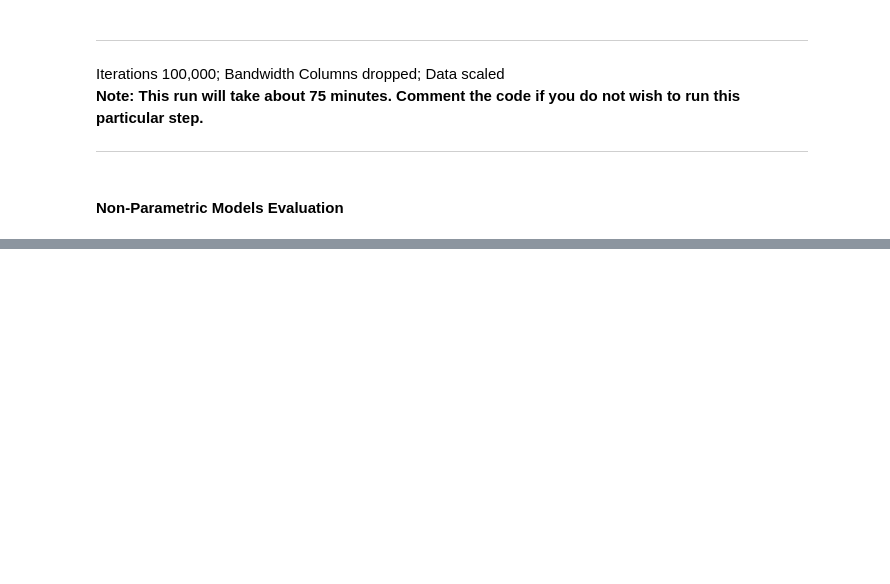
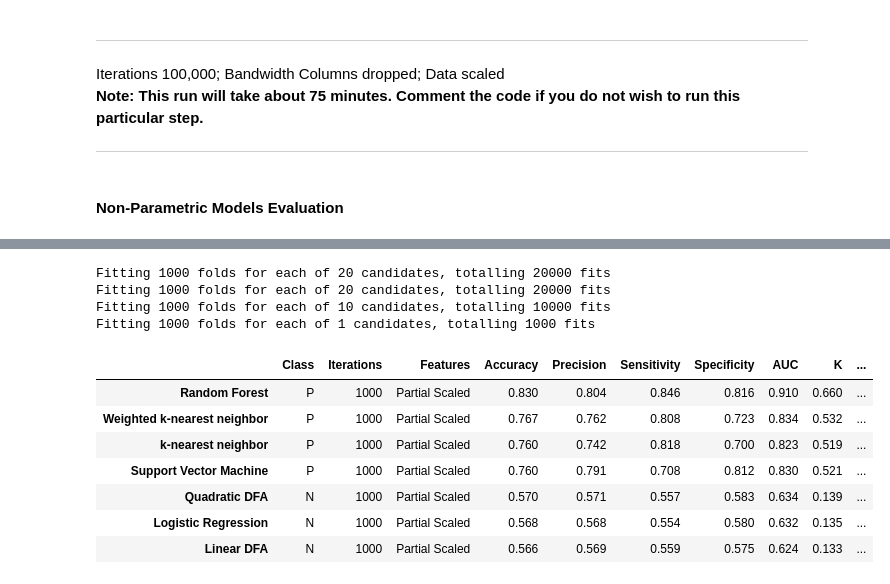
Before and after one commit to carl-schick-ds/rails, a Jupyter notebook: rails.ipynb, the cells around one changed output, grey strips where cells are left out. Cells and saved outputs as stored; diff of their text form; code cells hidden in the pictures; blank space fills up the shorter version.

```diff
--- a/rails.ipynb
+++ b/rails.ipynb
@@ -543,0 +499,25 @@ display(all_results)
+# %%
+iterations = [1000]
+all_run_results = []
+
+for i in iterations:
+    all_run_results.append(test_parametric_models(X_partial_scaled, y, features_desc='Partial Scaled', iterations=i)[0])
+    all_run_results.append(test_non_parametric_models(X_partial_scaled, y, features_desc='Partial Scaled', iterations=i)[0])
+# %% [output]
+Fitting 1000 folds for each of 20 candidates, totalling 20000 fits
+Fitting 1000 folds for each of 20 candidates, totalling 20000 fits
+Fitting 1000 folds for each of 10 candidates, totalling 10000 fits
+Fitting 1000 folds for each of 1 candidates, totalling 1000 fits
+# %%
+all_results = pd.concat(all_run_results)
+all_results.sort_values(by='Accuracy', ascending=False, inplace=True)
+display(all_results)
+# %% [output]
+|  | Class | Iterations | Features | Accuracy | Precision | Sensitivity | Specificity | AUC | K | ... |
+| Random Forest | P | 1000 | Partial Scaled | 0.830 | 0.804 | 0.846 | 0.816 | 0.910 | 0.660 | ... |
+| Weighted k-nearest neighbor | P | 1000 | Partial Scaled | 0.767 | 0.762 | 0.808 | 0.723 | 0.834 | 0.532 | ... |
+| k-nearest neighbor | P | 1000 | Partial Scaled | 0.760 | 0.742 | 0.818 | 0.700 | 0.823 | 0.519 | ... |
+| Support Vector Machine | P | 1000 | Partial Scaled | 0.760 | 0.791 | 0.708 | 0.812 | 0.830 | 0.521 | ... |
+| Quadratic DFA | N | 1000 | Partial Scaled | 0.570 | 0.571 | 0.557 | 0.583 | 0.634 | 0.139 | ... |
+| Logistic Regression | N | 1000 | Partial Scaled | 0.568 | 0.568 | 0.554 | 0.580 | 0.632 | 0.135 | ... |
+| Linear DFA | N | 1000 | Partial Scaled | 0.566 | 0.569 | 0.559 | 0.575 | 0.624 | 0.133 | ... |
```
Also changed, not shown: parts of 11 cells of this notebook, 1 other file.
